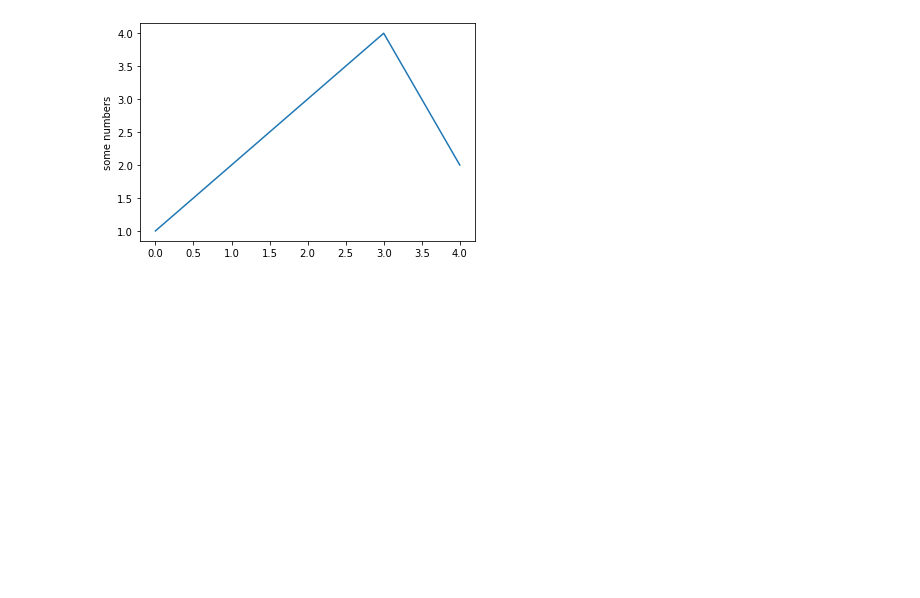
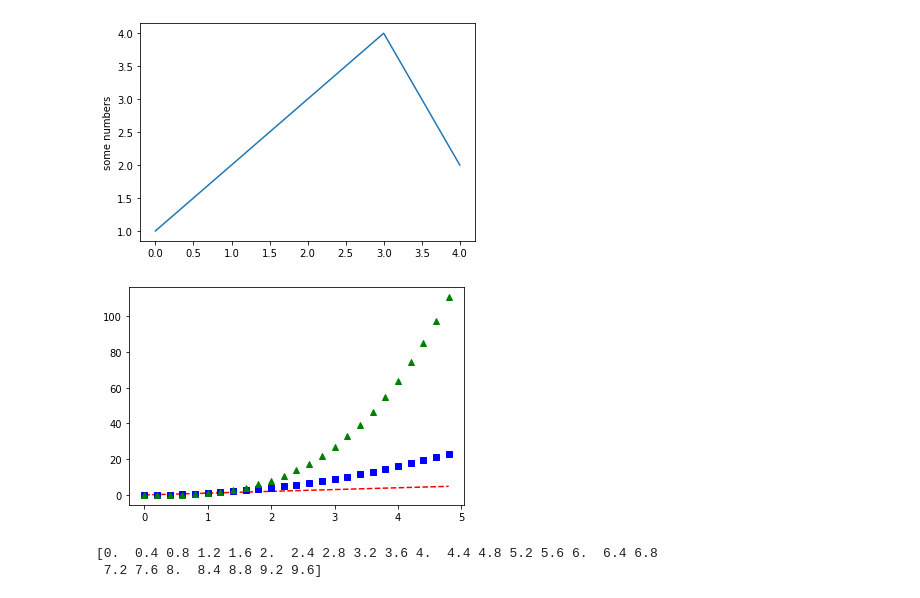
Before and after one commit to morlandi/test_plots, a Jupyter notebook: test_plots.ipynb, the cells around one changed output. Drawn from its saved outputs; the diff is of its cells as text; code cells hidden in the pictures; blank space fills up the shorter version.

```diff
--- a/test_plots.ipynb
+++ b/test_plots.ipynb
@@ -22,3 +22,20 @@ pyplot.ylabel('some numbers')
 pyplot.show()
 # %% [output]
 [figure]
+# %%
+from matplotlib import pyplot
+import numpy as np
+
+# evenly sampled time at 200ms intervals
+t = np.arange(0., 5., 0.2)
+
+# red dashes, blue squares and green triangles
+pyplot.plot(t, t, 'r--', t, t**2, 'bs', t, t**3, 'g^')
+pyplot.show()
+# %% [output]
+[figure, added]
+# %%
+print(np.arange(0., 10., 0.4))
+# %% [output]
+[0.  0.4 0.8 1.2 1.6 2.  2.4 2.8 3.2 3.6 4.  4.4 4.8 5.2 5.6 6.  6.4 6.8
+ 7.2 7.6 8.  8.4 8.8 9.2 9.6]
```
Also changed, not shown: parts of 7 cells of this notebook, 3 other files.
